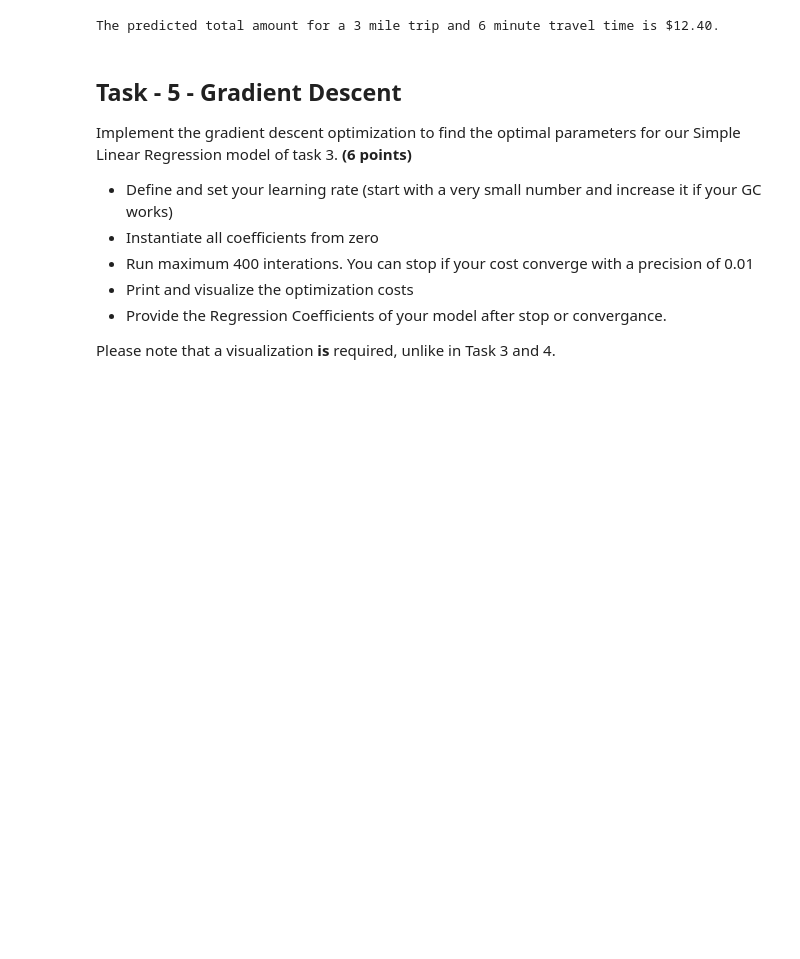
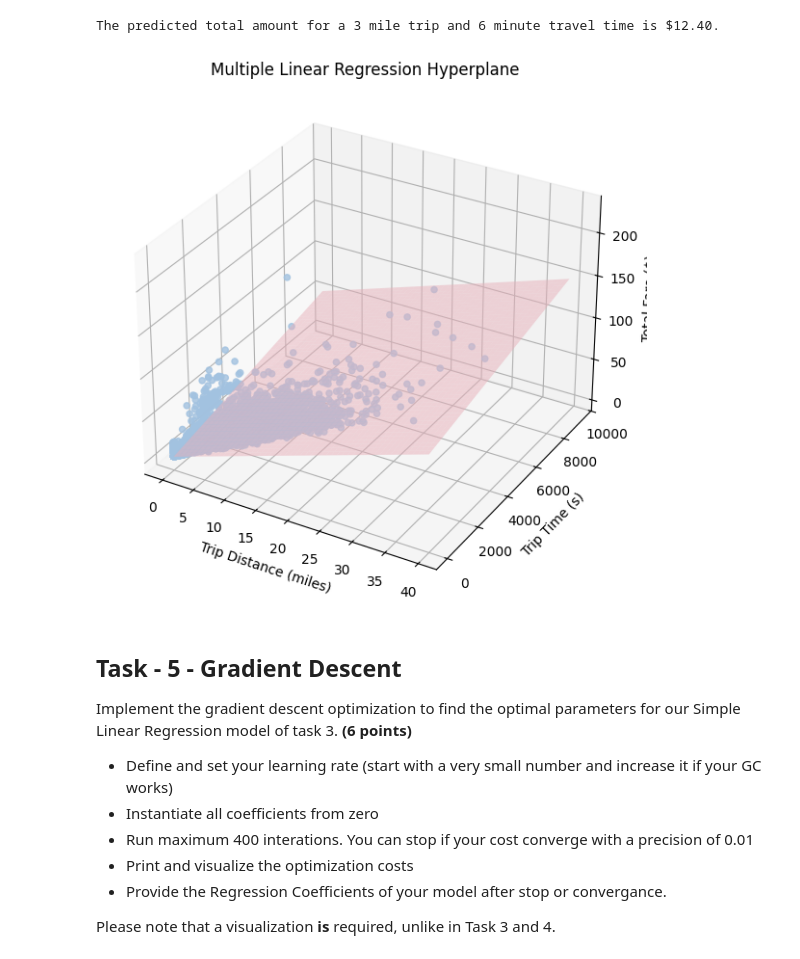
Before and after one commit to jack-mayberry/CS329E-Data-Analytics, a Jupyter notebook: Assignment 4/329e_HW4.ipynb, the cells around one changed output. Saved outputs shown, nothing was run; the diff lists cells and outputs as text; code cells hidden in the pictures; blank space fills up the shorter version.

Commit message:
hyperplane in 3d for Q4

```diff
--- a/Assignment 4/329e_HW4.ipynb
+++ b/Assignment 4/329e_HW4.ipynb
@@ -332,6 +332,43 @@ prediction = reg.predict([[3, 360]])
 print(f'The predicted total amount for a 3 mile trip and 6 minute travel time is ${prediction[0]:.2f}.')
 # %% [output]
 The predicted total amount for a 3 mile trip and 6 minute travel time is $12.40.
+# %%
+# MLR hyperplane visualization
+distance = df['trip distance'].values
+time = df['trip time in secs'].values
+total_amount = df['total amount'].values
+
+distance_range = np.linspace(distance.min(), distance.max(), 50)
+time_range = np.linspace(time.min(), time.max(), 50)
+
+# design matrix X
+ones = np.ones(len(distance))
+X = np.column_stack([ones, distance, time])
+
+# least squares beta
+XT_X = X.T @ X
+XT_y = X.T @ total_amount.reshape(-1, 1)
+beta = np.linalg.inv(XT_X) @ XT_y # beta parameters
+
+# objective function f
+def f(distance, time, beta):
+    return beta[0] + beta[1] * distance + beta[2] * time
+
+# meshgrid for plotting
+dist_grid, time_grid = np.meshgrid(distance_range, time_range)
+y_hat = f(dist_grid, time_grid, beta)
+
+fig = plt.figure(figsize=(10,7))
+ax = fig.add_subplot(111, projection='3d')
+ax.scatter(distance, time, total_amount, color='#A2C2E0', alpha=0.8)
+ax.plot_surface(dist_grid, time_grid, y_hat, color='pink', alpha=0.5) # plot plane
+ax.set_xlabel('Trip Distance (miles)')
+ax.set_ylabel('Trip Time (s)')
+ax.set_zlabel('Total Fare ($)')
+ax.set_title('Multiple Linear Regression Hyperplane')
+plt.show()
+# %% [output]
+[figure, added]
 # %% [markdown]
 ## Task - 5 - Gradient Descent
 Implement the gradient descent optimization to find the optimal parameters for our Simple Linear Regression model of task 3. **(6 points)**
```
